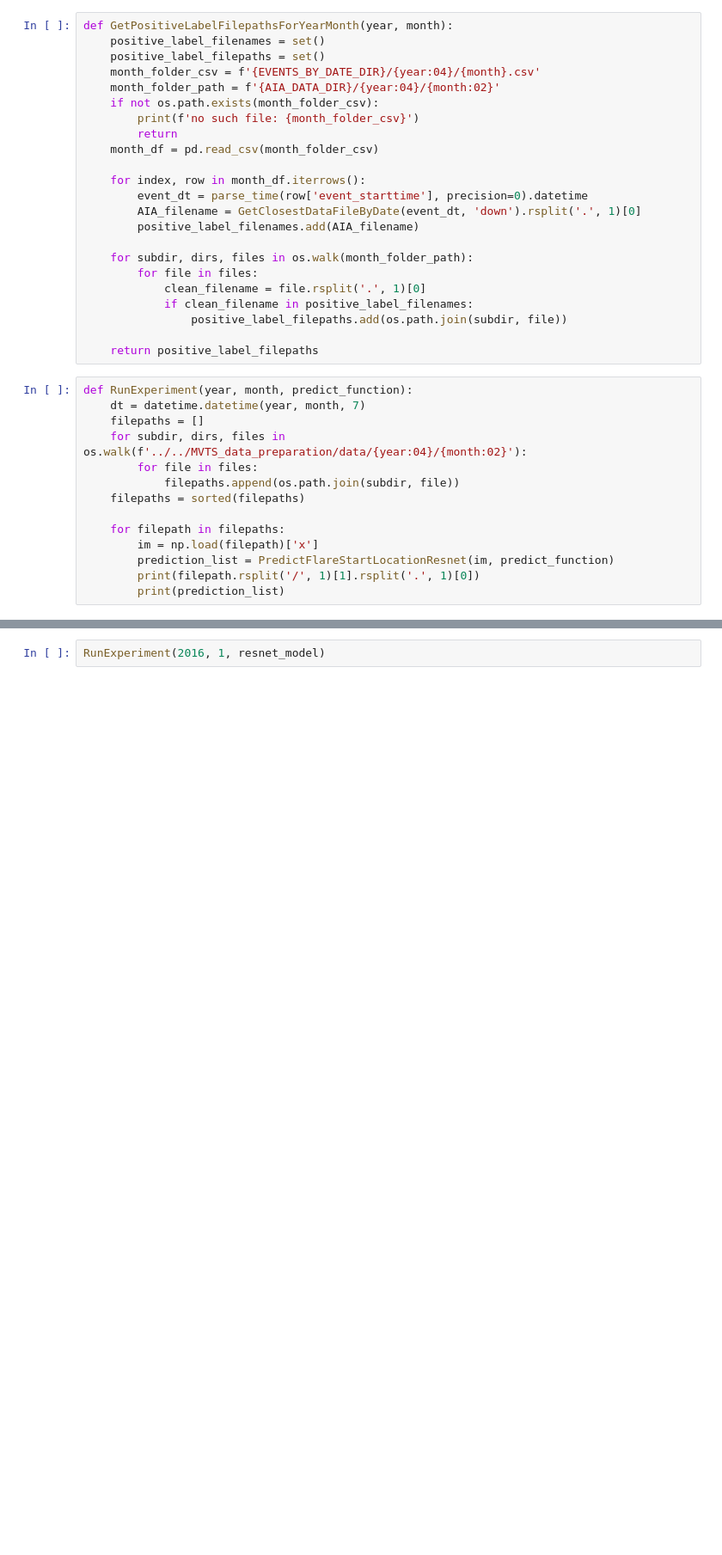
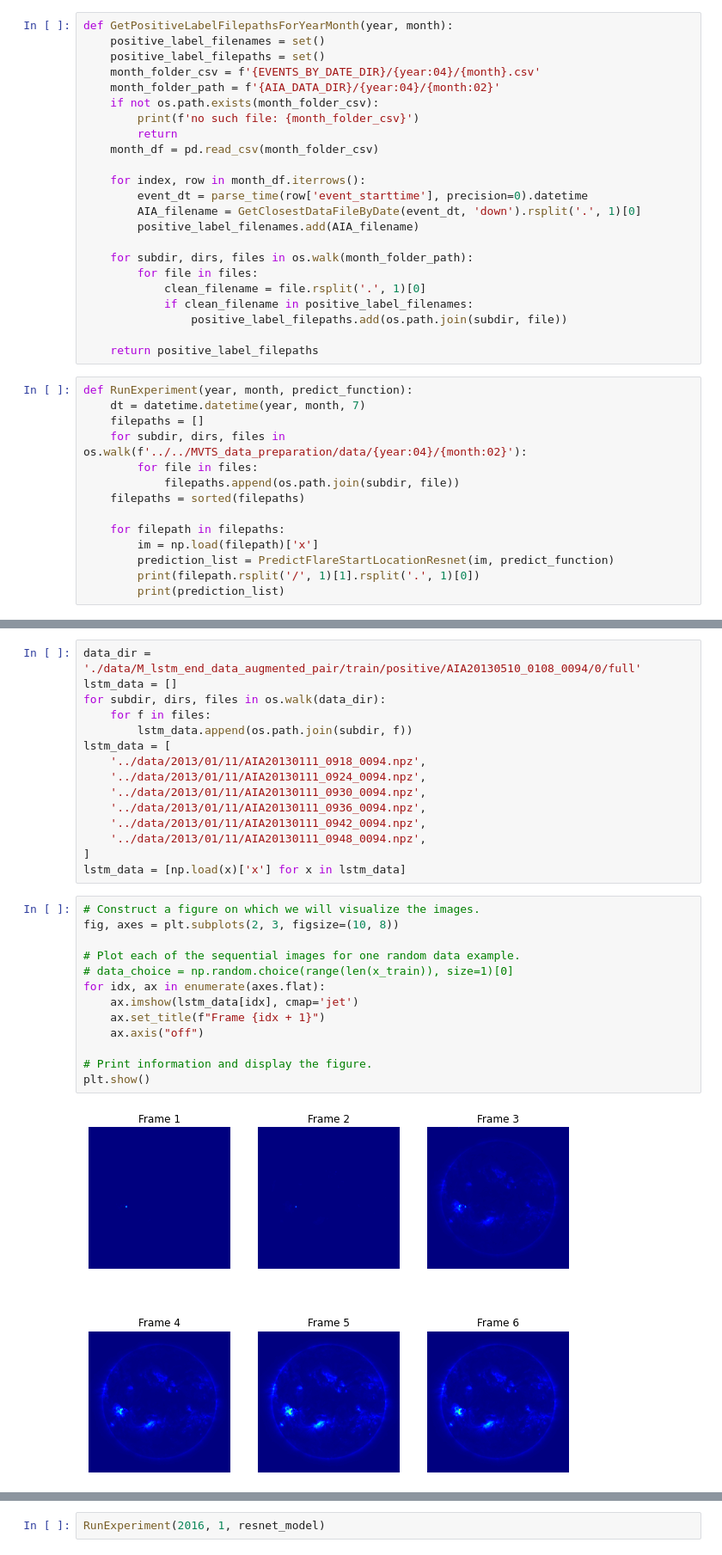
Before and after one commit to nikitagalayda/flare_lstm, a Jupyter notebook: FlareTrack.ipynb, the cells around one changed output, grey strips where cells are left out. Shown at 86% size. Saved outputs shown, nothing was run; the diff lists cells and outputs as text; blank space fills up the shorter version.

```diff
--- a/FlareTrack.ipynb
+++ b/FlareTrack.ipynb
@@ -199,0 +308,30 @@ ValueError: cannot reshape array of size 2048 into shape (6,2048)
+# %%
+data_dir = './data/M_lstm_end_data_augmented_pair/train/positive/AIA20130510_0108_0094/0/full'
+lstm_data = []
+for subdir, dirs, files in os.walk(data_dir):
+    for f in files:
+        lstm_data.append(os.path.join(subdir, f))
+lstm_data = [
+    '../data/2013/01/11/AIA20130111_0918_0094.npz',
+    '../data/2013/01/11/AIA20130111_0924_0094.npz',
+    '../data/2013/01/11/AIA20130111_0930_0094.npz',
+    '../data/2013/01/11/AIA20130111_0936_0094.npz',
+    '../data/2013/01/11/AIA20130111_0942_0094.npz',
+    '../data/2013/01/11/AIA20130111_0948_0094.npz',
+]
+lstm_data = [np.load(x)['x'] for x in lstm_data]
+# %%
+# Construct a figure on which we will visualize the images.
+fig, axes = plt.subplots(2, 3, figsize=(10, 8))
+
+# Plot each of the sequential images for one random data example.
+# data_choice = np.random.choice(range(len(x_train)), size=1)[0]
+for idx, ax in enumerate(axes.flat):
+    ax.imshow(lstm_data[idx], cmap='jet')
+    ax.set_title(f"Frame {idx + 1}")
+    ax.axis("off")
+
+# Print information and display the figure.
+plt.show()
+# %% [output]
+[figure, added]
```
Also changed, not shown: parts of 23 cells of this notebook, 7 other files.
